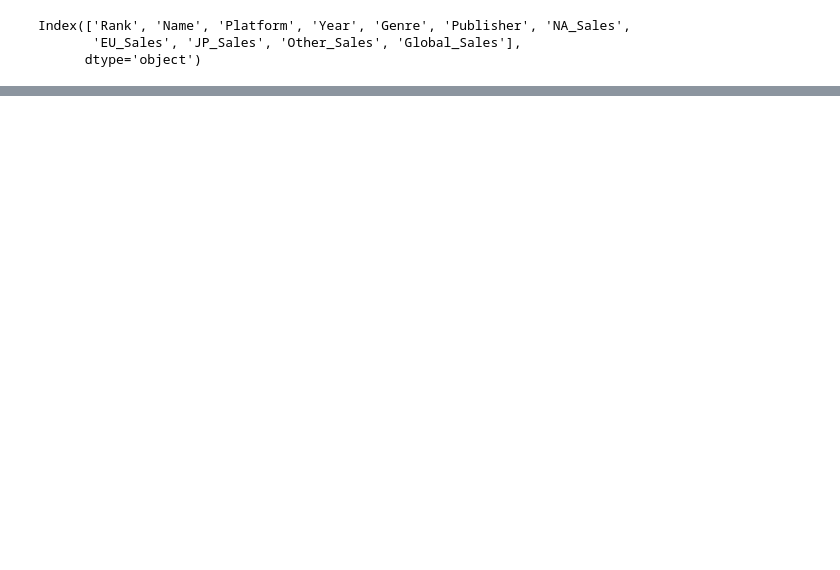
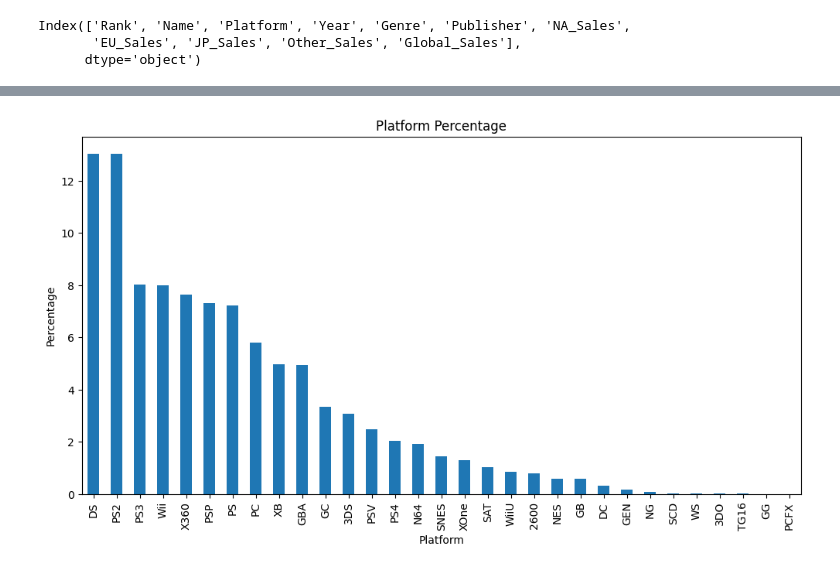
Before and after one commit to Imareeba2932/Video-Game-Analysis, a Jupyter notebook: Python/analysis.ipynb, the cells around one changed output, grey strips where cells are left out. Drawn from its saved outputs; the diff is of its cells as text; code cells hidden in the pictures; blank space fills up the shorter version.

```diff
--- a/Python/analysis.ipynb
+++ b/Python/analysis.ipynb
@@ -20,0 +71,16 @@ Index(['Rank', 'Name', 'Platform', 'Year', 'Genre', 'Publisher', 'NA_Sales',
+# %%
+# Convert the year column to datetime format
+df['Year'] = pd.to_datetime(df['Year'], format='%Y')
+
+# Group by year and sum the global sales
+sales_by_year = df.groupby(df['Year'].dt.year)['Global_Sales'].sum()
+
+# Select the years you want to count sales for
+start_year = 1991
+end_year = 1995
+
+# Count the sales between start_year and end_year
+sales_between_years = sales_by_year.loc[start_year:end_year].sum()
+
+# Print the result
+print(f"Total global sales between {start_year} and {end_year}: {sales_between_years}")
@@ -20,0 +89,15 @@ Index(['Rank', 'Name', 'Platform', 'Year', 'Genre', 'Publisher', 'NA_Sales',
+# %%
+df['Year'] = pd.to_datetime(df['Year'], format='%Y')
+
+# Group by year and sum the global sales
+sales_by_year = df.groupby(df['Year'].dt.year)['Global_Sales'].sum()
+
+# Select the years you want to count sales for
+start_year = 2016
+end_year = 2020
+
+# Count the sales between start_year and end_year
+sales_between_years = sales_by_year.loc[start_year:end_year].sum()
+
+# Print the result
+print(f"Total global sales between {start_year} and {end_year}: {sales_between_years}")
@@ -20,0 +135,15 @@ Index(['Rank', 'Name', 'Platform', 'Year', 'Genre', 'Publisher', 'NA_Sales',
+# %%
+import matplotlib.pyplot as plt
+
+platform_percentage = df['Platform'].value_counts(normalize=True) * 100
+
+# Plot the bar chart
+plt.figure(figsize=(12, 6))
+platform_percentage.plot(kind='bar')
+plt.title('Platform Percentage')
+plt.xlabel('Platform')
+plt.ylabel('Percentage')
+
+plt.show()
+# %% [output]
+[figure, added]
```
Also changed, not shown: parts of 11 cells of this notebook, 39 other files.
